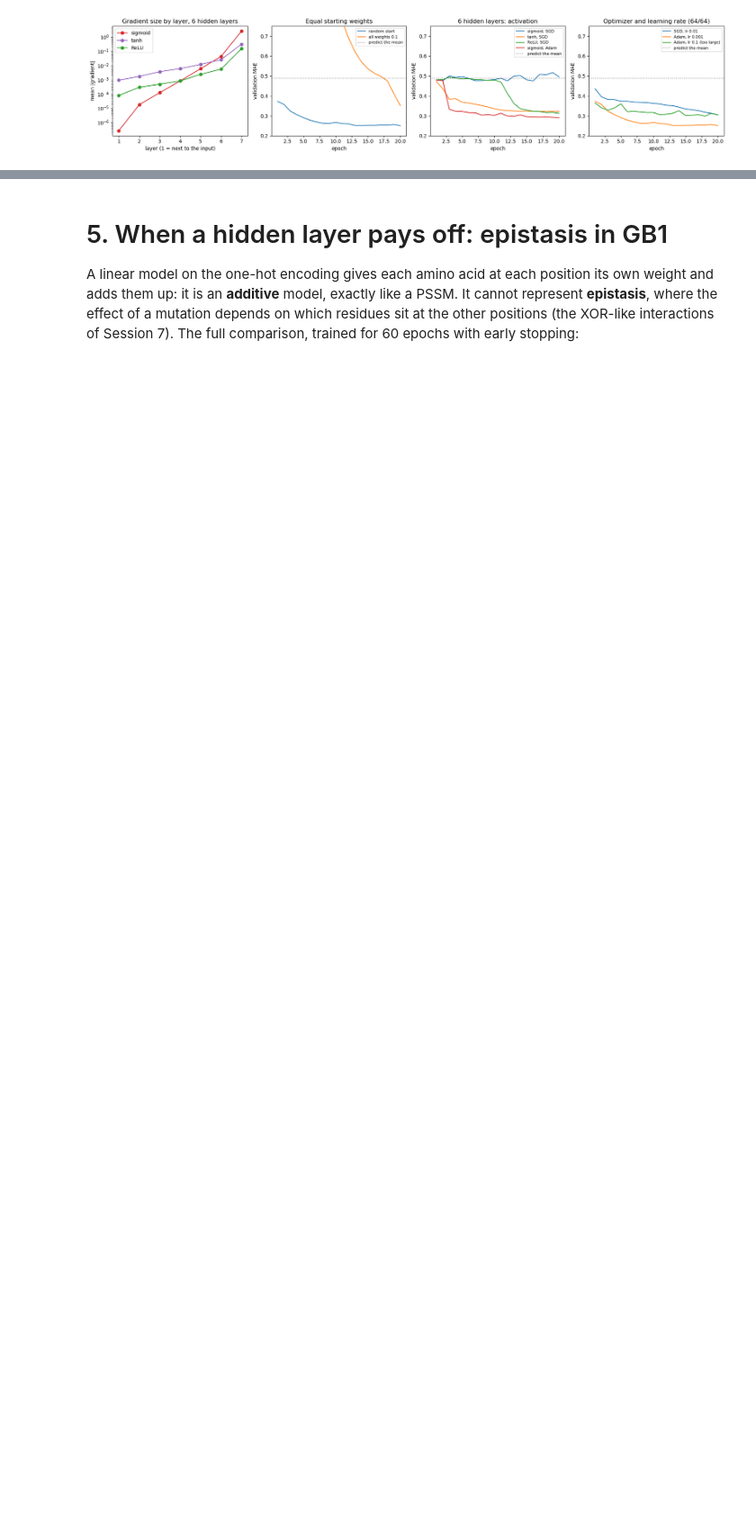
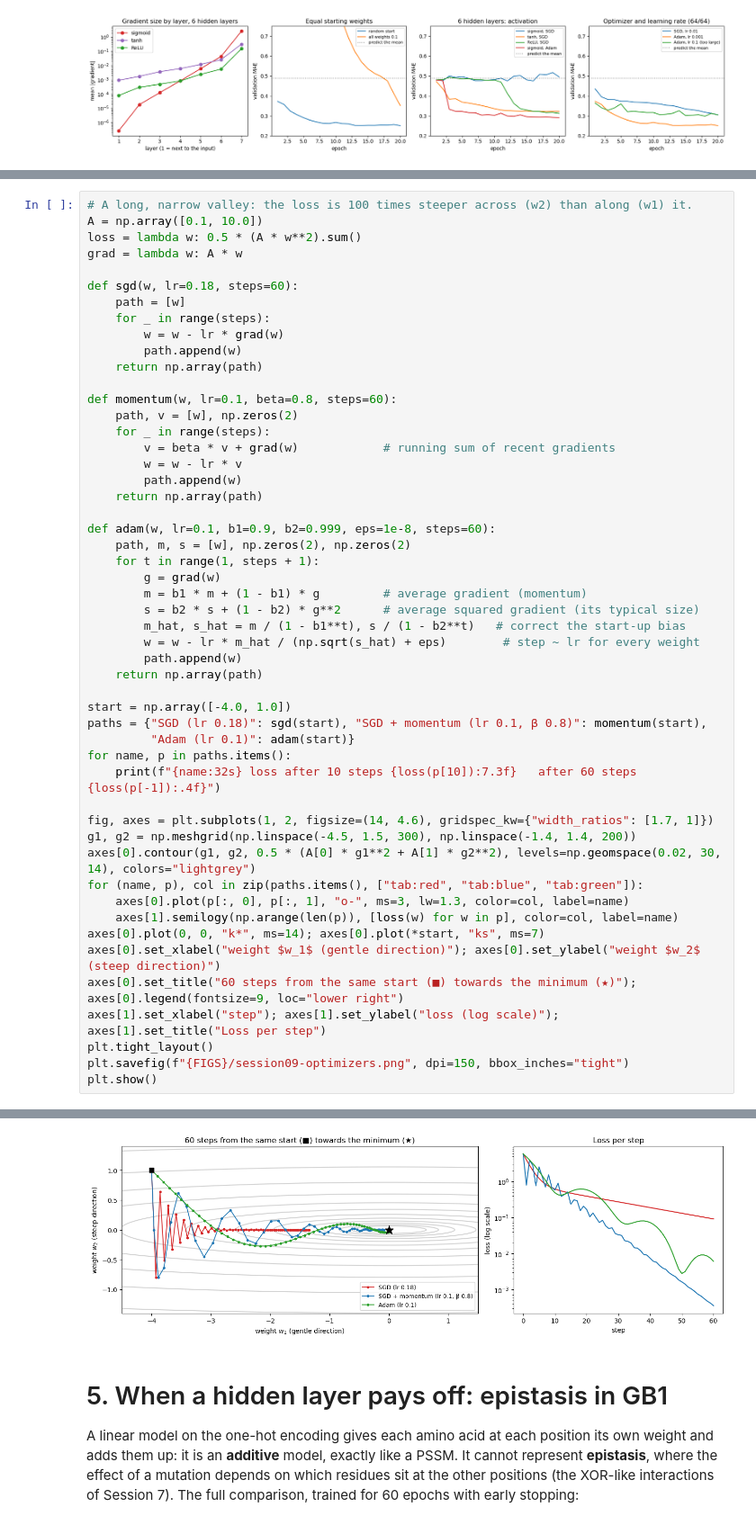
Before and after one commit to ElofssonLab/kb8029-book, a Jupyter notebook: notebooks/session09-backprop-training-regularization.ipynb, the cells around one changed output, grey strips where cells are left out. Shown at 90% size. Cells and saved outputs as stored; diff of their text form; blank space fills up the shorter version.

```diff
--- a/notebooks/session09-backprop-training-regularization.ipynb
+++ b/notebooks/session09-backprop-training-regularization.ipynb
@@ -676,0 +700,52 @@ plt.show()
+# %%
+# A long, narrow valley: the loss is 100 times steeper across (w2) than along (w1) it.
+A = np.array([0.1, 10.0])
+loss = lambda w: 0.5 * (A * w**2).sum()
+grad = lambda w: A * w
+
+def sgd(w, lr=0.18, steps=60):
+    path = [w]
+    for _ in range(steps):
+        w = w - lr * grad(w)
+        path.append(w)
+    return np.array(path)
+
+def momentum(w, lr=0.1, beta=0.8, steps=60):
+    path, v = [w], np.zeros(2)
+    for _ in range(steps):
+        v = beta * v + grad(w)            # running sum of recent gradients
+        w = w - lr * v
+        path.append(w)
+    return np.array(path)
+
+def adam(w, lr=0.1, b1=0.9, b2=0.999, eps=1e-8, steps=60):
+    path, m, s = [w], np.zeros(2), np.zeros(2)
+    for t in range(1, steps + 1):
+        g = grad(w)
+        m = b1 * m + (1 - b1) * g         # average gradient (momentum)
+        s = b2 * s + (1 - b2) * g**2      # average squared gradient (its typical size)
+        m_hat, s_hat = m / (1 - b1**t), s / (1 - b2**t)   # correct the start-up bias
+        w = w - lr * m_hat / (np.sqrt(s_hat) + eps)        # step ~ lr for every weight
+        path.append(w)
+    return np.array(path)
+
+start = np.array([-4.0, 1.0])
+paths = {"SGD (lr 0.18)": sgd(start), "SGD + momentum (lr 0.1, β 0.8)": momentum(start),
+         "Adam (lr 0.1)": adam(start)}
+for name, p in paths.items():
+    print(f"{name:32s} loss after 10 steps {loss(p[10]):7.3f}   after 60 steps {loss(p[-1]):.4f}")
+
+fig, axes = plt.subplots(1, 2, figsize=(14, 4.6), gridspec_kw={"width_ratios": [1.7, 1]})
+g1, g2 = np.meshgrid(np.linspace(-4.5, 1.5, 300), np.linspace(-1.4, 1.4, 200))
+axes[0].contour(g1, g2, 0.5 * (A[0] * g1**2 + A[1] * g2**2), levels=np.geomspace(0.02, 30, 14), colors="lightgrey")
+for (name, p), col in zip(paths.items(), ["tab:red", "tab:blue", "tab:green"]):
+    axes[0].plot(p[:, 0], p[:, 1], "o-", ms=3, lw=1.3, color=col, label=name)
+    axes[1].semilogy(np.arange(len(p)), [loss(w) for w in p], color=col, label=name)
+axes[0].plot(0, 0, "k*", ms=14); axes[0].plot(*start, "ks", ms=7)
+axes[0].set_xlabel("weight $w_1$ (gentle direction)"); axes[0].set_ylabel("weight $w_2$ (steep direction)")
+axes[0].set_title("60 steps from the same start (■) towards the minimum (★)"); axes[0].legend(fontsize=9, loc="lower right")
+axes[1].set_xlabel("step"); axes[1].set_ylabel("loss (log scale)"); axes[1].set_title("Loss per step")
+plt.tight_layout()
+plt.savefig(f"{FIGS}/session09-optimizers.png", dpi=150, bbox_inches="tight")
+plt.show()
+# %% [output]
@@ -677,3 +755,4 @@ plt.show()
+[figure, added]
 # %% [markdown]
 # 5. When a hidden layer pays off: epistasis in GB1
 
```
Also changed, not shown: parts of 2 cells of this notebook, 5 other files.
